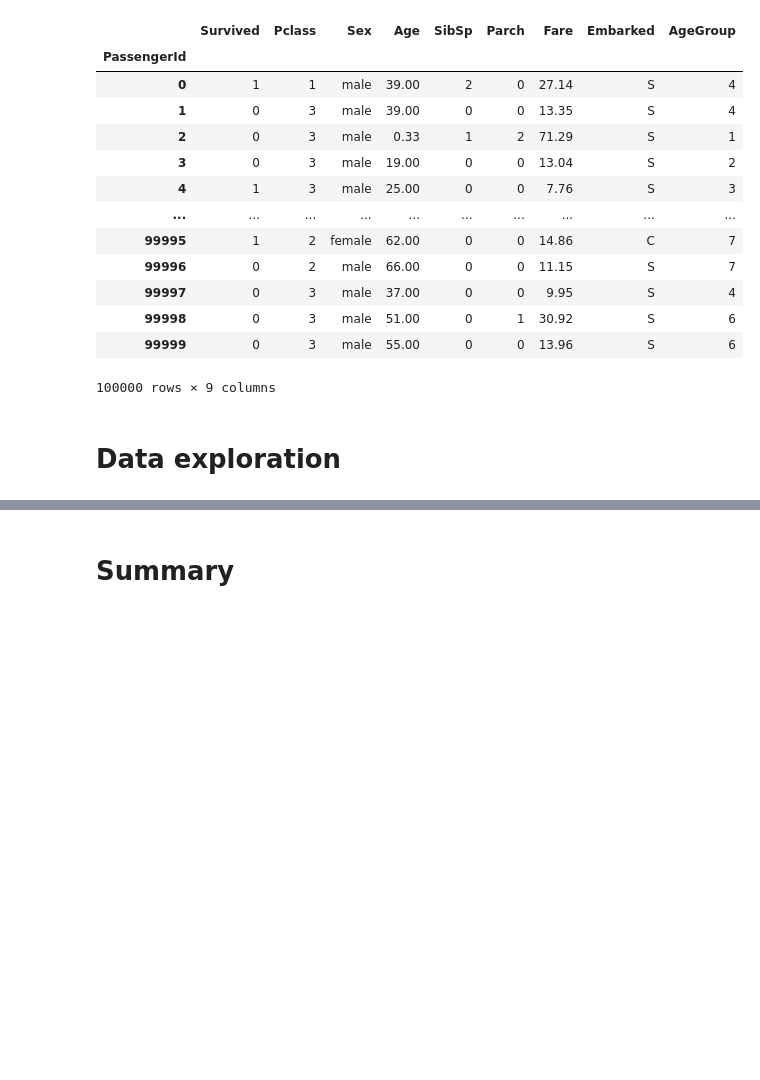
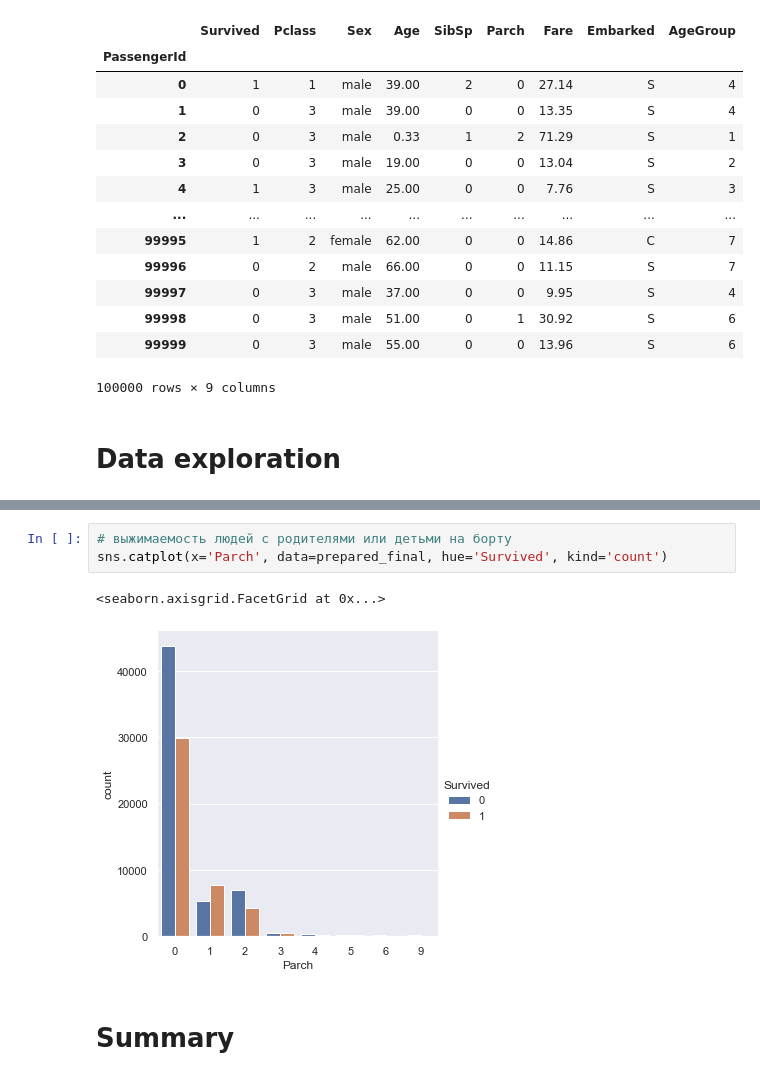
Before and after one commit to DimaValetsky/ml-intro, a Jupyter notebook: 2_data_exploration/eda.ipynb, the cells around one changed output, grey strips where cells are left out. Drawn from its saved outputs; the diff is of its cells as text; blank space fills up the shorter version.

```diff
--- a/2_data_exploration/eda.ipynb
+++ b/2_data_exploration/eda.ipynb
@@ -134,2 +144,8 @@ sns.catplot(x='AgeGroup', y='Fare', data=prepared_final, hue='Sex')
+# %%
+# выжимаемость людей с родителями или детьми на борту
+sns.catplot(x='Parch', data=prepared_final, hue='Survived', kind='count')
+# %% [output]
+<seaborn.axisgrid.FacetGrid at 0x...>
+[figure, added]
 # %% [markdown]
 # Summary
```
Also changed, not shown: parts of 9 cells of this notebook.
